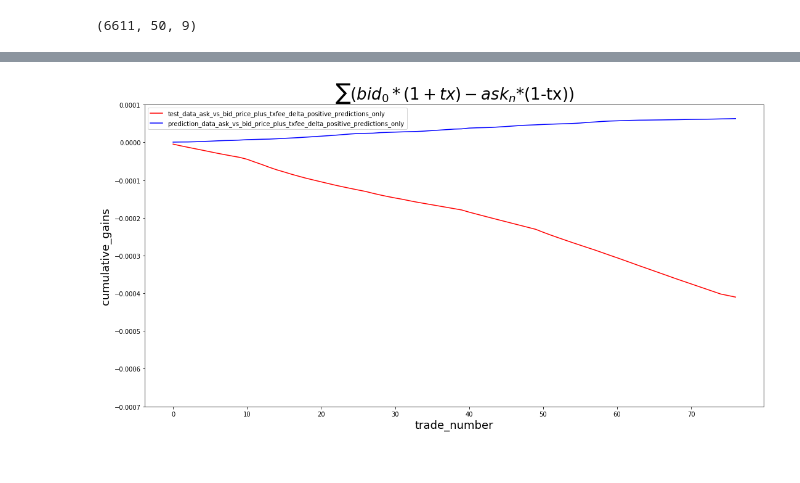
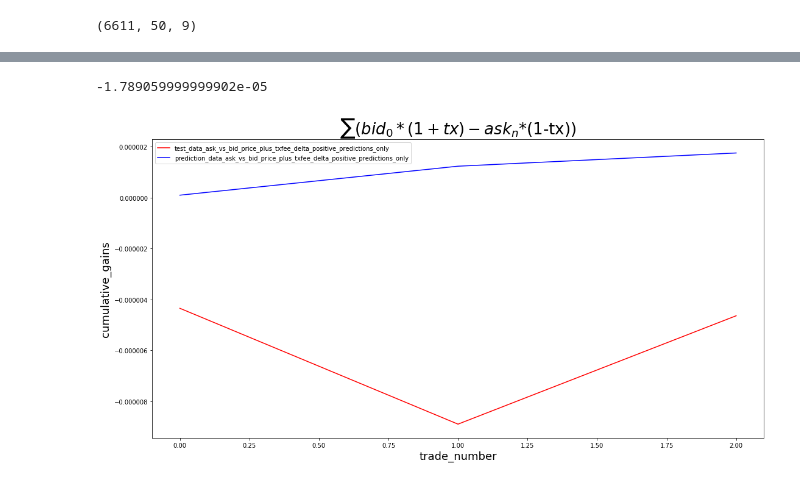
Before and after one commit to Pizzly-Bear/predicting-future-bitcoin-prices, a Jupyter notebook: LSTM Multiple Features - Sliding Window.ipynb, the cells around one changed output, grey strips where cells are left out. Cells and saved outputs as stored; diff of their text form; code cells hidden in the pictures.

```diff
--- a/LSTM Multiple Features - Sliding Window.ipynb
+++ b/LSTM Multiple Features - Sliding Window.ipynb
@@ -130,7 +143,7 @@ test loss, test acc: 0.018223419249612252
 y_hat = model.predict(x_test)
 y_hat = sc.inverse_transform(y_hat)
 # %%
-y_test = test.reset_index()
+y_test = test[steps:].reset_index(drop=True)
 
 # Visualise the ask_price predictions
 plt.figure(figsize = (18,9))
@@ -224,8 +236,8 @@ prediction_data_ask_price_delta_positive_predictions_only = []
 for i, p in enumerate(predictions):
     delta = p[:,0][n_future_preds-1]-p[:,0][0]
     if delta > 0:
-        buy = actuals["ask_price"][i+steps]
-        sale = actuals["ask_price"][i]
+        buy = y_test["ask_price"][i+steps]
+        sale = y_test["ask_price"][i]
         test_data_ask_price_delta_positive_predictions_only.append(sale-buy)
         prediction_data_ask_price_delta_positive_predictions_only.append(delta)
 
@@ -250,8 +261,8 @@ prediction_data_ask_vs_bid_price_delta_positive_predictions_only = []
 for i, p in enumerate(predictions):
     delta = p[:,3][n_future_preds-1]-p[:,0][0]
     if delta > 0:
-        buy = actuals["ask_price"][i+steps]
-        sale = actuals["bid_price"][i]
+        buy = y_test["ask_price"][i+steps]
+        sale = y_test["bid_price"][i]
         test_data_ask_vs_bid_price_delta_positive_predictions_only.append(sale-buy)
         prediction_data_ask_vs_bid_price_delta_positive_predictions_only.append(delta)
 
@@ -272,27 +284,32 @@ plt.show()
 # %%
 test_data_ask_vs_bid_price_plus_txfee_delta_positive_predictions_only = []
 prediction_data_ask_vs_bid_price_plus_txfee_delta_positive_predictions_only = []
-taker_fee = 0.0026
+taker_fee = 0.001
 
 for i, p in enumerate(predictions):
-    delta = p[:,3][n_future_preds-1]-p[:,0][0]
+    buy_predict = p[:,0][0]*(1+taker_fee)
+    sell_predict = p[:,3][n_future_preds-1]*(1-taker_fee)
+    delta = sell_predict - buy_predict
     if delta > 0:
-        buy = actuals["ask_price"][i+steps]*(1+taker_fee)
-        sale = actuals["bid_price"][i]*(1-taker_fee)
+        buy = y_test["ask_price"][i+steps]*(1+taker_fee)
+        sale = y_test["bid_price"][i]*(1-taker_fee)
         test_data_ask_vs_bid_price_plus_txfee_delta_positive_predictions_only.append(sale-buy)
         prediction_data_ask_vs_bid_price_plus_txfee_delta_positive_predictions_only.append(delta)
 
 test_data_ask_vs_bid_price_plus_txfee_delta_positive_predictions_only = np.cumsum(test_data_ask_vs_bid_price_plus_txfee_delta_positive_predictions_only)
 prediction_data_ask_vs_bid_price_plus_txfee_delta_positive_predictions_only = np.cumsum(prediction_data_ask_vs_bid_price_plus_txfee_delta_positive_predictions_only)
+
+print(sum(test_data_ask_vs_bid_price_plus_txfee_delta_positive_predictions_only))
+# %% [output]
+-1.789059999999902e-05
 # %%
 plt.figure(figsize = (18,9))
 plt.plot(test_data_ask_vs_bid_price_plus_txfee_delta_positive_predictions_only, color = 'red', label='test_data_ask_vs_bid_price_plus_txfee_delta_positive_predictions_only')
 plt.plot(prediction_data_ask_vs_bid_price_plus_txfee_delta_positive_predictions_only, color = 'blue', label = 'prediction_data_ask_vs_bid_price_plus_txfee_delta_positive_predictions_only')
 plt.title(r'$\sum (bid_0*(1+tx) - ask_n$*(1-tx))', fontsize=26)
 plt.xlabel('trade_number', fontsize=18)
 plt.ylabel('cumulative_gains', fontsize=18)
-plt.gca().set_ylim([-0.0007,0.0001])
 plt.legend()
 plt.show()
 # %% [output]
-[figure, old version]
+[figure, new version]
```
Also changed, not shown: parts of 8 cells of this notebook.
